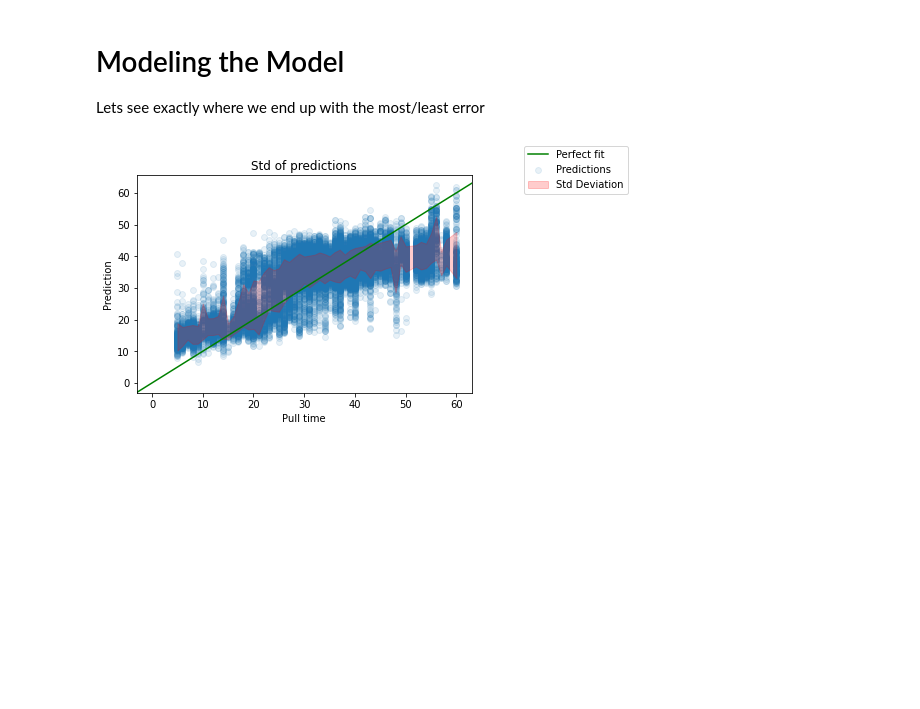
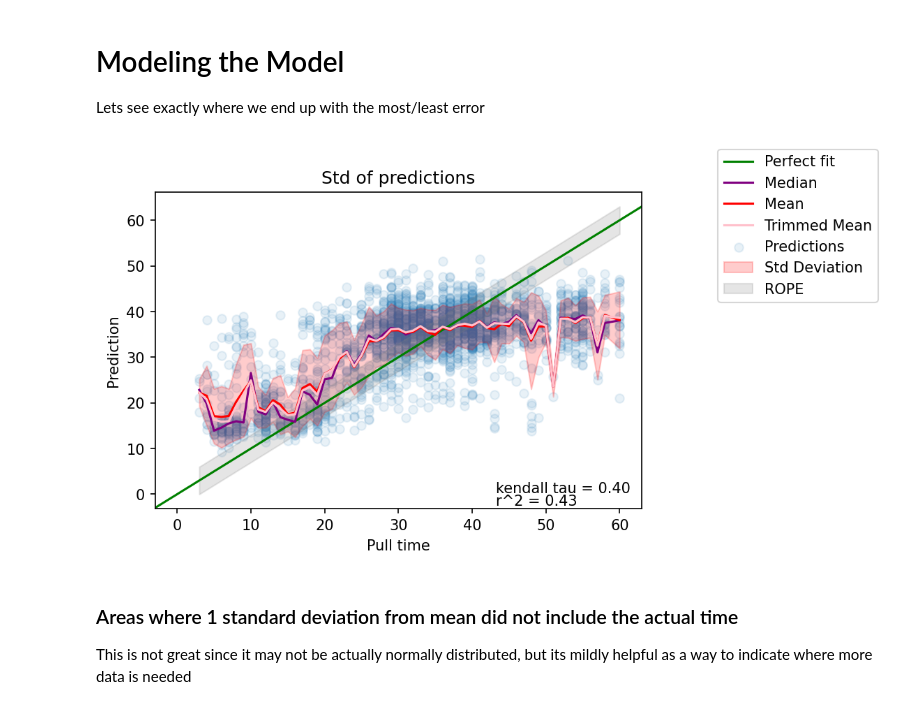
Before and after one commit to badisa/optpresso, a Jupyter notebook: notebooks/modeling-data.ipynb, the cells around one changed output. Saved outputs shown, nothing was run; the diff lists cells and outputs as text; code cells hidden in the pictures; blank space fills up the shorter version.

```diff
--- a/notebooks/modeling-data.ipynb
+++ b/notebooks/modeling-data.ipynb
@@ -24,10 +25,11 @@ from IPython.core.display import display
 # %%
 # Because GPUs aren't that much faster for inference
 os.environ["CUDA_VISIBLE_DEVICES"] = "-1"
+plt.rcParams["figure.dpi"] = 150
 # For better accuracy use a validation/test set
-DATA_DIR = os.path.expanduser("~/coffee-images/train")
+DATA_DIR = os.path.expanduser("~/partition/test")
 
-model = load_model(os.path.expanduser("~/proj/batch-weighted-fold-5.h5"), compile=False)
+model = load_model(os.path.expanduser("~/adjusted-mse-minor-drop-pat-1000.h5"), compile=False)
 
 loader = GroundsLoader(128, (model.input_shape[1], model.input_shape[2]), directory=DATA_DIR)
 # %%
@@ -35,23 +37,47 @@ paths, y_true, y_pred = predict_values(model, loader)
 # %%
 bins = defaultdict(list)
 for real, pred in zip(y_true, y_pred):
     bins[real].append(pred)
-
 x = np.zeros(len(bins))
-y = np.zeros(len(bins))
-deviations = np.zeros(len(bins))
+y = np.zeros_like(x)
+meds = np.zeros_like(x)
+trimmed_mean = np.zeros_like(x)
+deviations = np.zeros_like(x)
+areas_missed_by_std = np.zeros(len(bins), dtype=np.bool)
 for i, (time, predictions) in enumerate(sorted(bins.items(), key=lambda x: x[0])):
     x[i] = time
     y[i] = np.mean(predictions)
+    meds[i] = np.median(predictions)
+    trimmed_mean[i] = trim_mean(predictions, proportiontocut=0.1)
     deviations[i] = np.std(predictions)
-fig, ax = plt.subplots()
+    areas_missed_by_std[i] = deviations[i] < abs(y[i] - time)
+fig, ax = plt.subplots(dpi=150)
 ax.axline([0, 0], [1, 1], color="g", label="Perfect fit")
 ax.scatter(y_true, y_pred, alpha=.1, label="Predictions")
+ax.plot(x, meds, color="purple", label="Median")
+ax.plot(x, y, color="red", label="Mean")
+ax.plot(x, trimmed_mean, color="pink", label="Trimmed Mean")
 ax.fill_between(x, (y-deviations), (y+deviations), color='r', alpha=.2, label="Std Deviation")
+ax.fill_between(x, (x-3), (x+3), color='gray', alpha=.2, label="ROPE")
 ax.set_ylabel("Prediction")
 ax.set_xlabel("Pull time")
 ax.set_title("Std of predictions")
 fig.legend(bbox_to_anchor=(1.01, 1), loc='upper left')
+ax.annotate(
+    "kendall tau = {:.2f}".format(kendalltau(y_true, y_pred)[0]),
+    (0.7, 0.05),
+    xycoords="axes fraction",
+)
+ax.annotate(
+    "r^2 = {:.2f}".format(r2_score(y_true, y_pred)),
+    (0.7, 0.01),
+    xycoords="axes fraction",
+)
+
 plt.show()
 # %% [output]
-[figure, old version]
+[figure, new version]
+# %% [markdown]
+### Areas where 1 standard deviation from mean did not include the actual time
+
+This is not great since it may not be actually normally distributed, but its mildly helpful as a way to indicate where more data is needed
```
Also changed, not shown: parts of 6 cells of this notebook.
